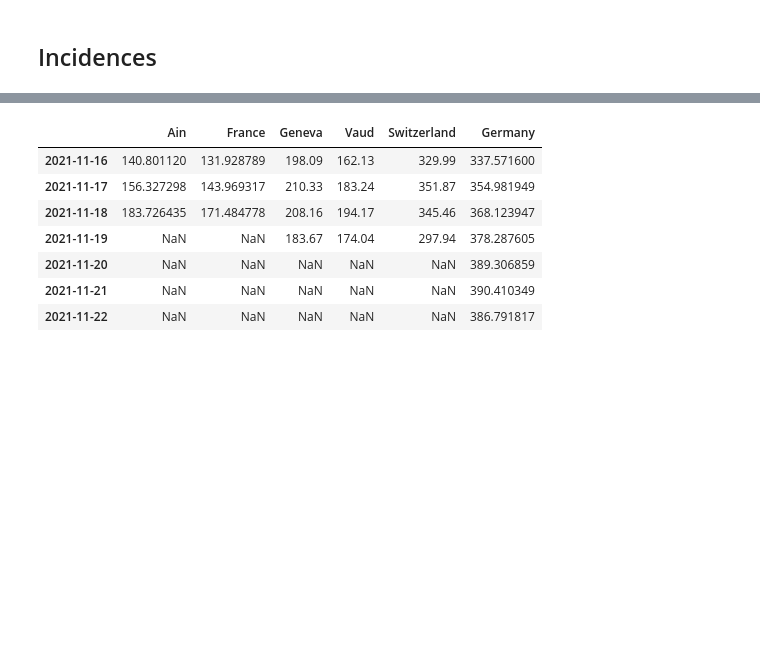
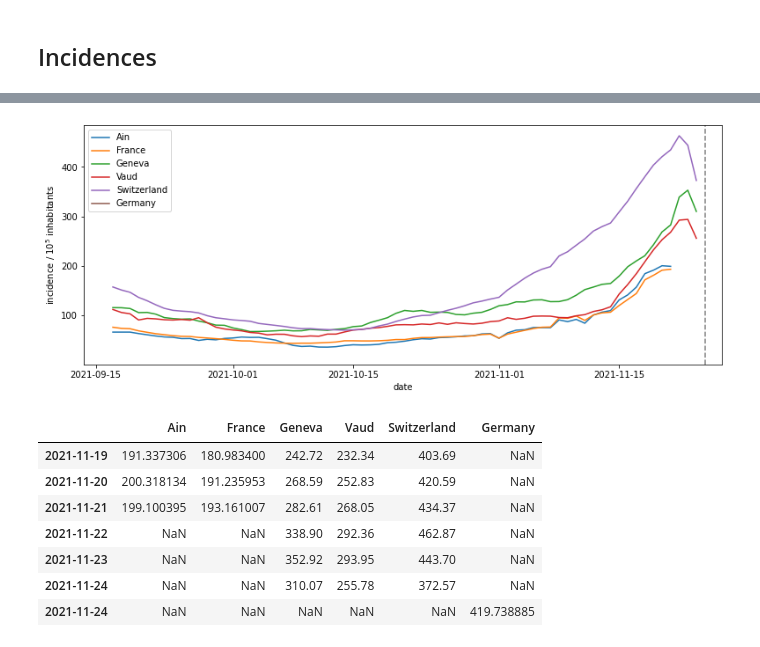
Before and after one commit to paulgessinger/covid19, a Jupyter notebook: Covid.ipynb, the cells around one changed output, grey strips where cells are left out. Cells and saved outputs as stored; diff of their text form; code cells hidden in the pictures; blank space fills up the shorter version.

Commit message:
rki changed incidence data, not readable anymore

```diff
--- a/Covid.ipynb
+++ b/Covid.ipynb
@@ -97,18 +97,28 @@ DatetimeIndex(['2020-03-30', '2020-03-30', '2020-03-30', '2020-03-30',
 # %% [markdown]
 ### German data
 # %%
-r = requests.get("https://www.rki.de/DE/Content/InfAZ/N/Neuartiges_Coronavirus/Daten/Fallzahlen_Inzidenz_aktualisiert.xlsx?__blob=publicationFile", timeout=10)
-ger_df = pd.read_excel(r.content, engine='openpyxl', sheet_name="BL_7-Tage-Fallzahl-aktualisiert")
-ger_df = ger_df.transpose()
-states = list(ger_df.iloc[0][4:])
-ger_df = ger_df.iloc[1:]
-ger_df = ger_df.drop([0, 1, 3], axis=1)
-ger_df.columns = ["date"] + states
-ger_df.index = pd.to_datetime(ger_df.date)
-ger_df = ger_df.drop("date", axis=1)
-ger_df = ger_df.iloc[:np.argmax(ger_df.isna().all(axis=1))] # remove everything after first all-NaN row
-ger_df["Germany"] = ger_df.sum(axis=1)
-# ger_df
-ger_inc_df = ger_df[["Germany"]].copy()
-ger_inc_df.Germany *= 1/83_100_000 * 100_000
-# ger_inc_df
+# r = requests.get("https://www.rki.de/DE/Content/InfAZ/N/Neuartiges_Coronavirus/Daten/Fallzahlen_Inzidenz_aktualisiert.xlsx?__blob=publicationFile", timeout=10)
+# ger_df = pd.read_excel(r.content, engine='openpyxl', sheet_name="BL_7-Tage-Fallzahl-aktualisiert")
+# ger_df = ger_df.transpose()
+# states = list(ger_df.iloc[0][4:])
+# ger_df = ger_df.iloc[1:]
+# ger_df = ger_df.drop([0, 1, 3], axis=1)
+# ger_df.columns = ["date"] + states
+# ger_df.index = pd.to_datetime(ger_df.date)
+# ger_df = ger_df.drop("date", axis=1)
+# ger_df = ger_df.iloc[:np.argmax(ger_df.isna().all(axis=1))] # remove everything after first all-NaN row
+# ger_df["Germany"] = ger_df.sum(axis=1)
+# # ger_df
+# ger_inc_df = ger_df[["Germany"]].copy()
+# ger_inc_df.Germany *= 1/83_100_000 * 100_000
+# # ger_inc_df
+# %%
+raw_ger_inc_df = pd.read_csv("https://opendata.arcgis.com/api/v3/datasets/ef4b445a53c1406892257fe63129a8ea_0/downloads/data?format=csv&spatialRefId=4326")
+total_inhabitants = raw_ger_inc_df.LAN_ew_EWZ.sum()
+weighted = raw_ger_inc_df.LAN_ew_EWZ/total_inhabitants * raw_ger_inc_df.cases7_bl_per_100k
+ger_inc_7d = weighted.sum()
+ger_inc_upd = pd.to_datetime(raw_ger_inc_df.Aktualisierung).iloc[0]
+# ger_inc_upd
+# %%
+ger_inc_df = pd.DataFrame({"Germany": np.array([ger_inc_7d])}, index=np.array([ger_inc_upd]))
+ger_inc_df
@@ -168,9 +172,10 @@ inc_df = reduce(lambda l, r: l.join(r, how="outer"), [
     ch_df[ch_df.geoRegion == "CH"][["inzsum7d"]].rename(columns={"inzsum7d": "Switzerland"}),
     ger_inc_df,
 ])
+inc_df.index = inc_df.index.date
 # %%
 fig, ax = plt.subplots(figsize=(13,5))
-inc_df[inc_df.index > datetime.datetime.now() - datetime.timedelta(weeks=10)].plot(ax=ax)
+inc_df[inc_df.index > datetime.date.today() - datetime.timedelta(weeks=10)].plot(ax=ax)
 # inc_df.tail(7*8).plot(ax=ax)
 # ax.set_yscale("log")
 ax.axvline(datetime.date.today(), ls="--", c="gray")
@@ -185,11 +189,12 @@ display(inc_df.tail(7))
+[figure, added]
 |  | Ain | France | Geneva | Vaud | Switzerland | Germany |
-| 2021-11-16 | 140.801120 | 131.928789 | 198.09 | 162.13 | 329.99 | 337.571600 |
-| 2021-11-17 | 156.327298 | 143.969317 | 210.33 | 183.24 | 351.87 | 354.981949 |
-| 2021-11-18 | 183.726435 | 171.484778 | 208.16 | 194.17 | 345.46 | 368.123947 |
-| 2021-11-19 | NaN | NaN | 183.67 | 174.04 | 297.94 | 378.287605 |
-| 2021-11-20 | NaN | NaN | NaN | NaN | NaN | 389.306859 |
-| 2021-11-21 | NaN | NaN | NaN | NaN | NaN | 390.410349 |
-| 2021-11-22 | NaN | NaN | NaN | NaN | NaN | 386.791817 |
+| 2021-11-19 | 191.337306 | 180.983400 | 242.72 | 232.34 | 403.69 | NaN |
+| 2021-11-20 | 200.318134 | 191.235953 | 268.59 | 252.83 | 420.59 | NaN |
+| 2021-11-21 | 199.100395 | 193.161007 | 282.61 | 268.05 | 434.37 | NaN |
+| 2021-11-22 | NaN | NaN | 338.90 | 292.36 | 462.87 | NaN |
+| 2021-11-23 | NaN | NaN | 352.92 | 293.95 | 443.70 | NaN |
+| 2021-11-24 | NaN | NaN | 310.07 | 255.78 | 372.57 | NaN |
+| 2021-11-24 | NaN | NaN | NaN | NaN | NaN | 419.738885 |
 # %%
 idx = inc_df.notna()[::-1].idxmax()
 tab_df = pd.DataFrame({"indicence": [inc_df.loc[i][c] for i, c in zip(idx, inc_df.columns)],
```
Also changed, not shown: parts of 13 cells of this notebook.
